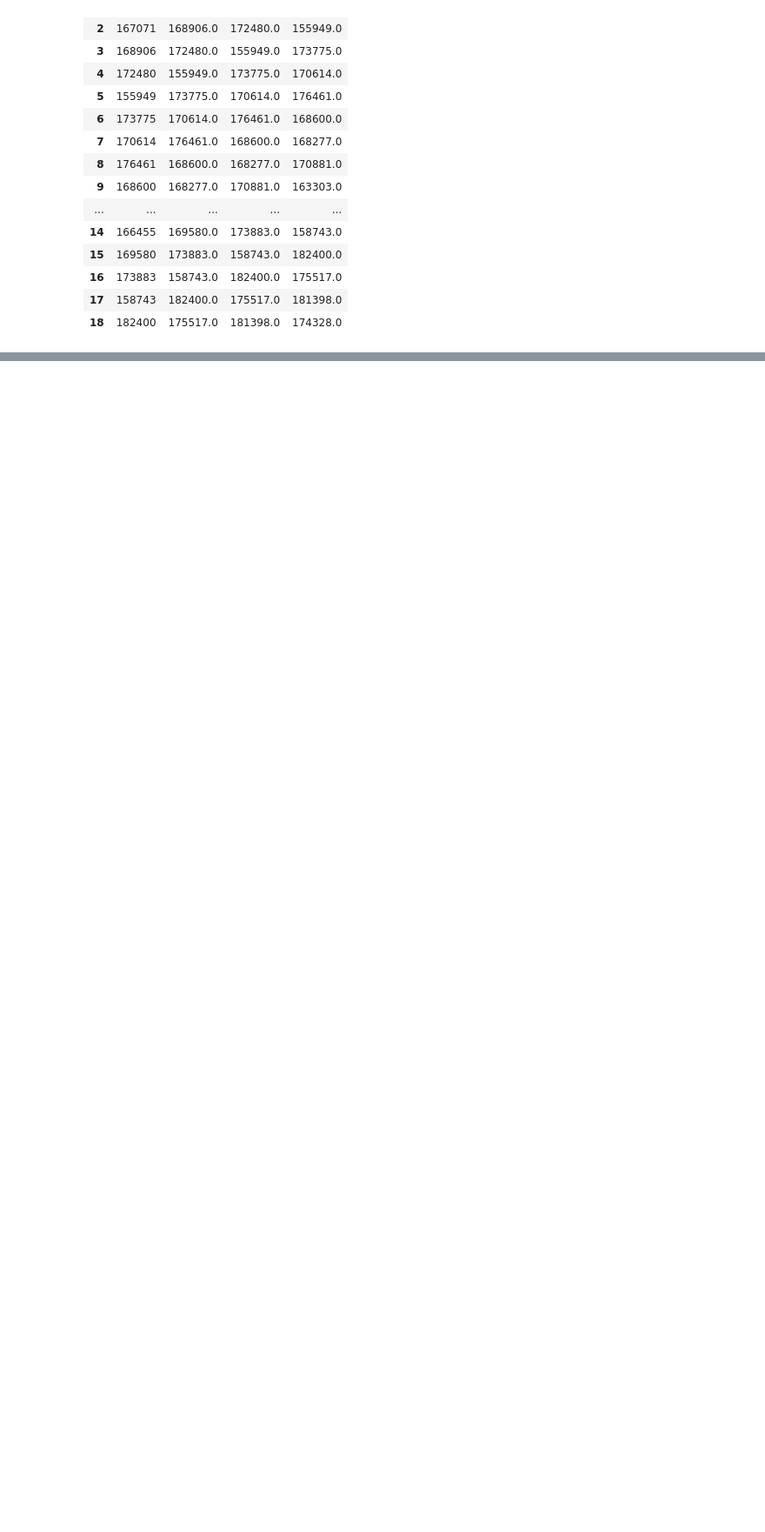
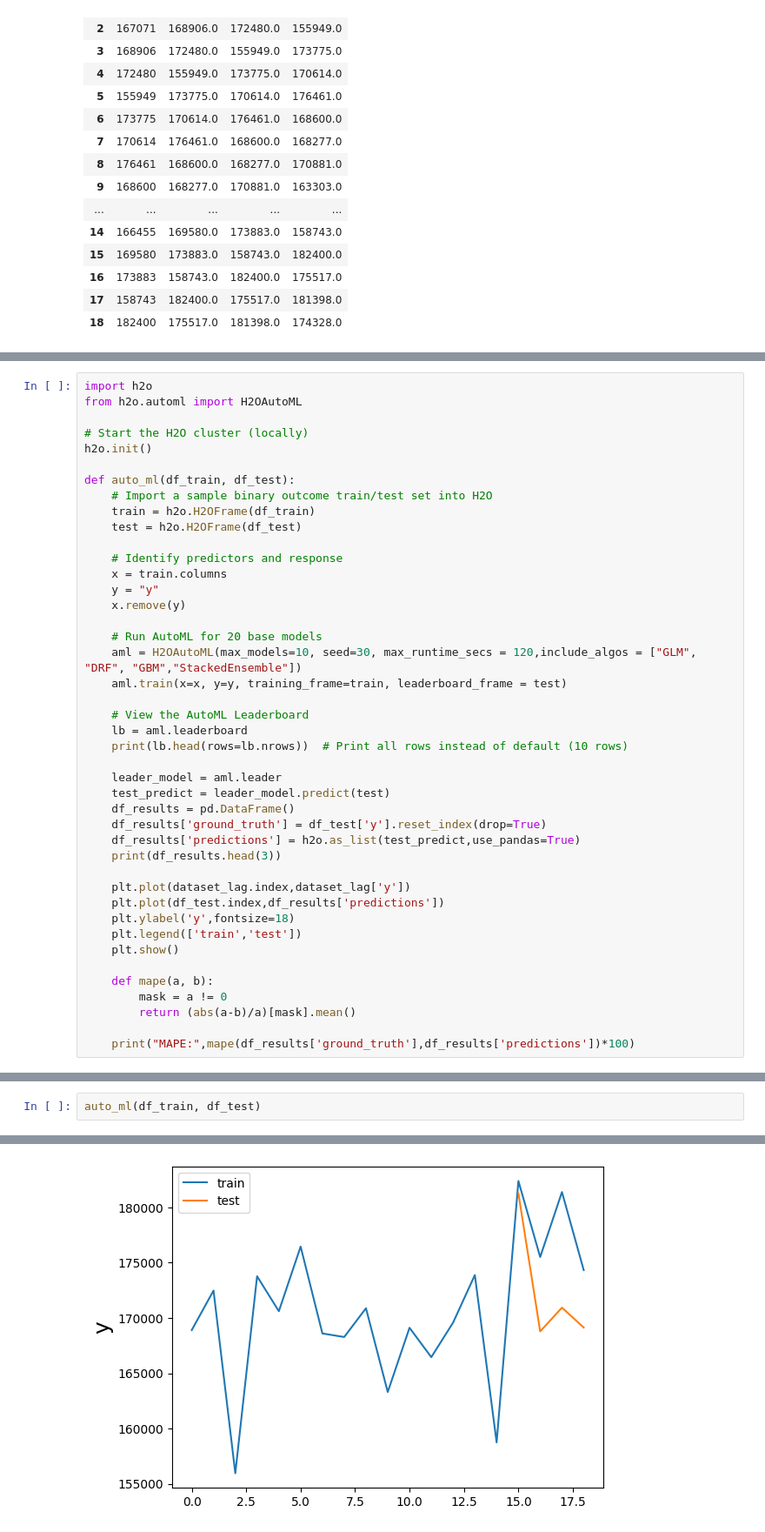
Before and after one commit to siritoei/mwa_consumption, a Jupyter notebook: data_cleansing.ipynb, the cells around one changed output, grey strips where cells are left out. Shown at 87% size. Cells and saved outputs as stored; diff of their text form; blank space fills up the shorter version.

```diff
--- a/data_cleansing.ipynb
+++ b/data_cleansing.ipynb
@@ -104,0 +175,43 @@ dataset_lag
+# %%
+import h2o
+from h2o.automl import H2OAutoML
+
+# Start the H2O cluster (locally)
+h2o.init()
+
+def auto_ml(df_train, df_test):
+    # Import a sample binary outcome train/test set into H2O
+    train = h2o.H2OFrame(df_train)
+    test = h2o.H2OFrame(df_test)
+
+    # Identify predictors and response
+    x = train.columns
+    y = "y"
+    x.remove(y)
+
+    # Run AutoML for 20 base models
+    aml = H2OAutoML(max_models=10, seed=30, max_runtime_secs = 120,include_algos = ["GLM", "DRF", "GBM","StackedEnsemble"])
+    aml.train(x=x, y=y, training_frame=train, leaderboard_frame = test)
+
+    # View the AutoML Leaderboard
+    lb = aml.leaderboard
+    print(lb.head(rows=lb.nrows))  # Print all rows instead of default (10 rows)
+
+    leader_model = aml.leader
+    test_predict = leader_model.predict(test)
+    df_results = pd.DataFrame()
+    df_results['ground_truth'] = df_test['y'].reset_index(drop=True)
+    df_results['predictions'] = h2o.as_list(test_predict,use_pandas=True)
+    print(df_results.head(3))
+
+    plt.plot(dataset_lag.index,dataset_lag['y'])
+    plt.plot(df_test.index,df_results['predictions'])
+    plt.ylabel('y',fontsize=18)
+    plt.legend(['train','test'])
+    plt.show()
+
+    def mape(a, b):
+        mask = a != 0
+        return (abs(a-b)/a)[mask].mean()
+
+    print("MAPE:",mape(df_results['ground_truth'],df_results['predictions'])*100)
@@ -104,0 +235,3 @@ dataset_lag
+# %%
+auto_ml(df_train, df_test)
+# %% [output]
@@ -104,0 +255 @@ dataset_lag
+[figure, added]
```
Also changed, not shown: parts of 6 cells of this notebook, 1 other file.
